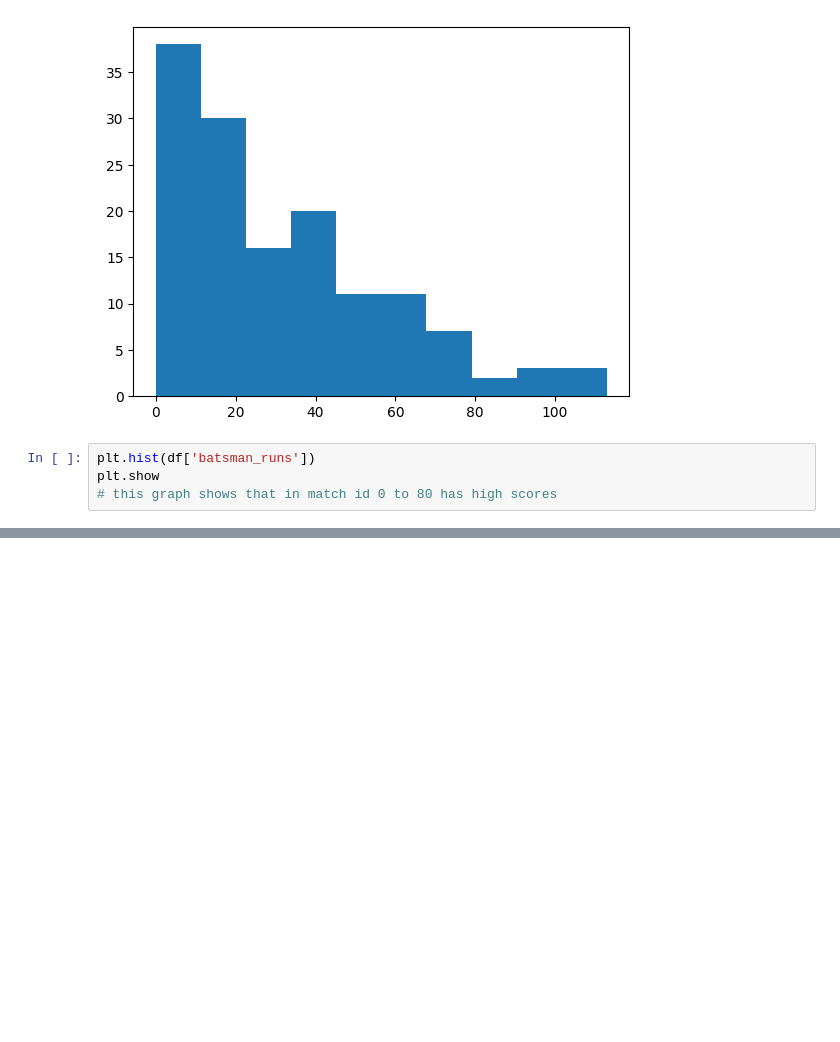
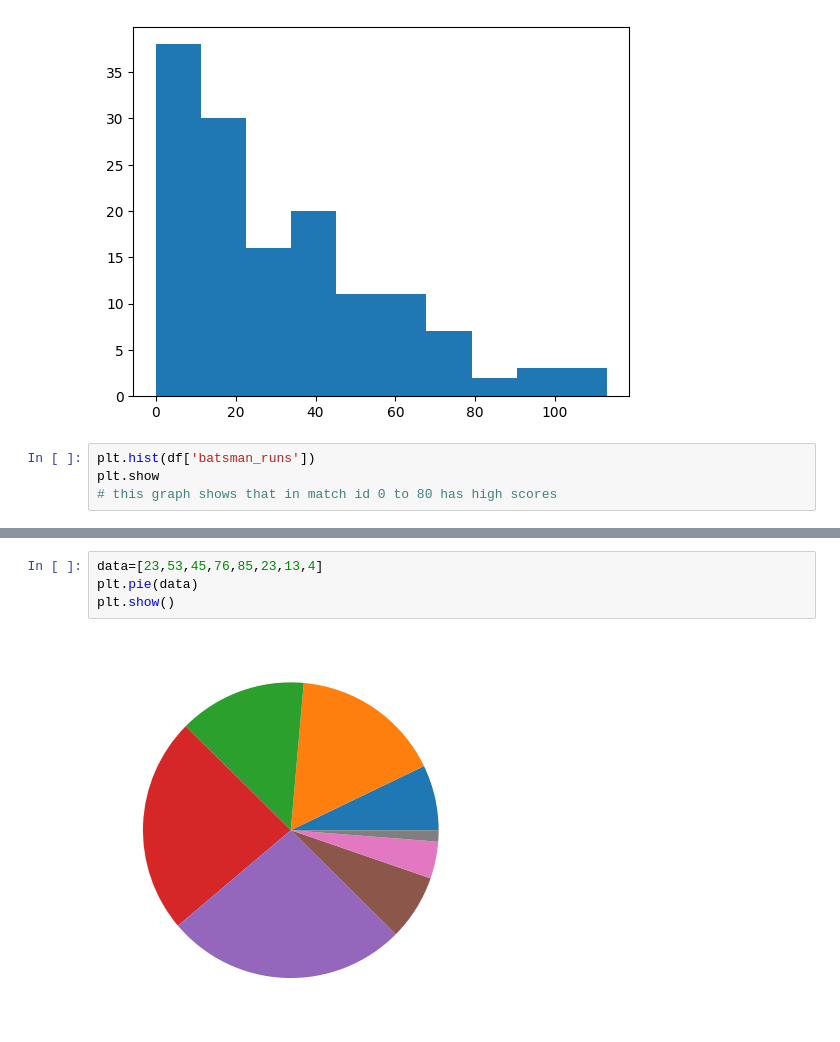
Before and after one commit to BilalWazir033/Ai-Lab, a Jupyter notebook: Ai Course by CampusX/Matplotlib/matplotlib.ipynb, the cells around one changed output, grey strips where cells are left out. Cells and saved outputs as stored; diff of their text form; blank space fills up the shorter version.

```diff
--- a/Ai Course by CampusX/Matplotlib/matplotlib.ipynb
+++ b/Ai Course by CampusX/Matplotlib/matplotlib.ipynb
@@ -461,0 +488,6 @@ plt.show
+# %%
+data=[23,53,45,76,85,23,13,4]
+plt.pie(data)
+plt.show()
+# %% [output]
+[figure, added]
```
Also changed, not shown: parts of 15 cells of this notebook, 1 other file.
